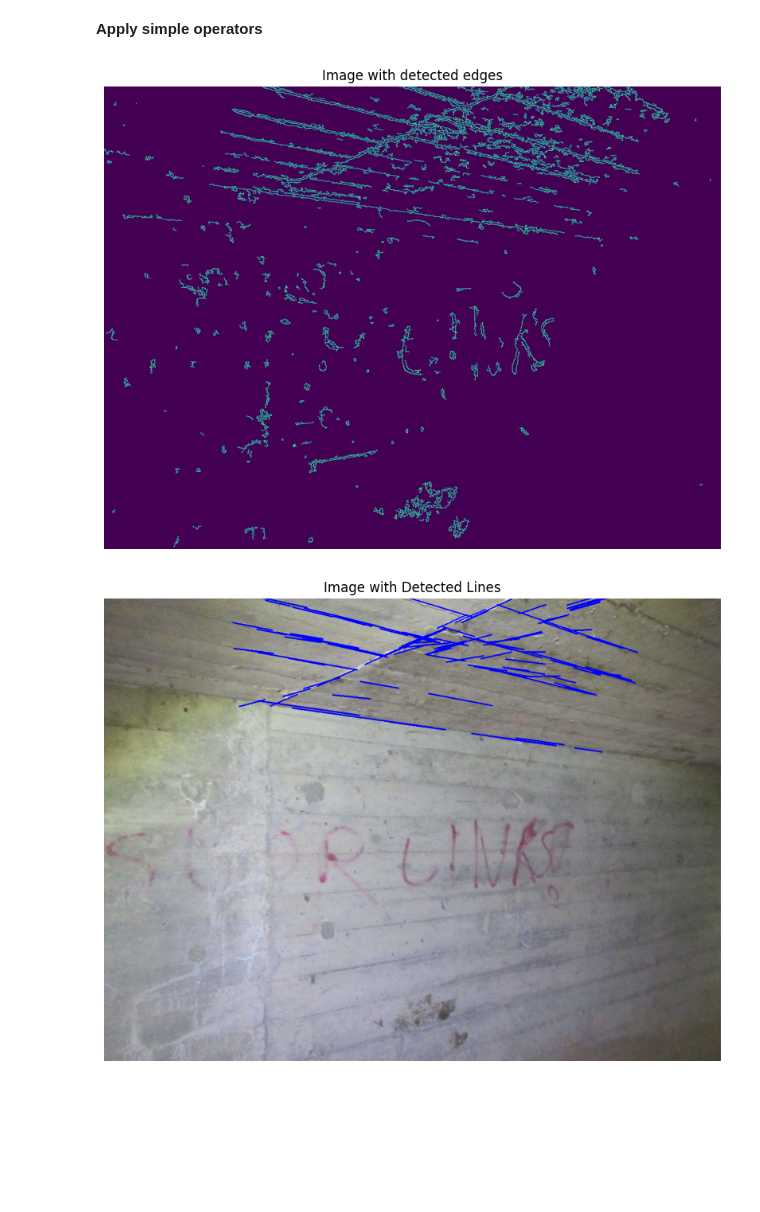
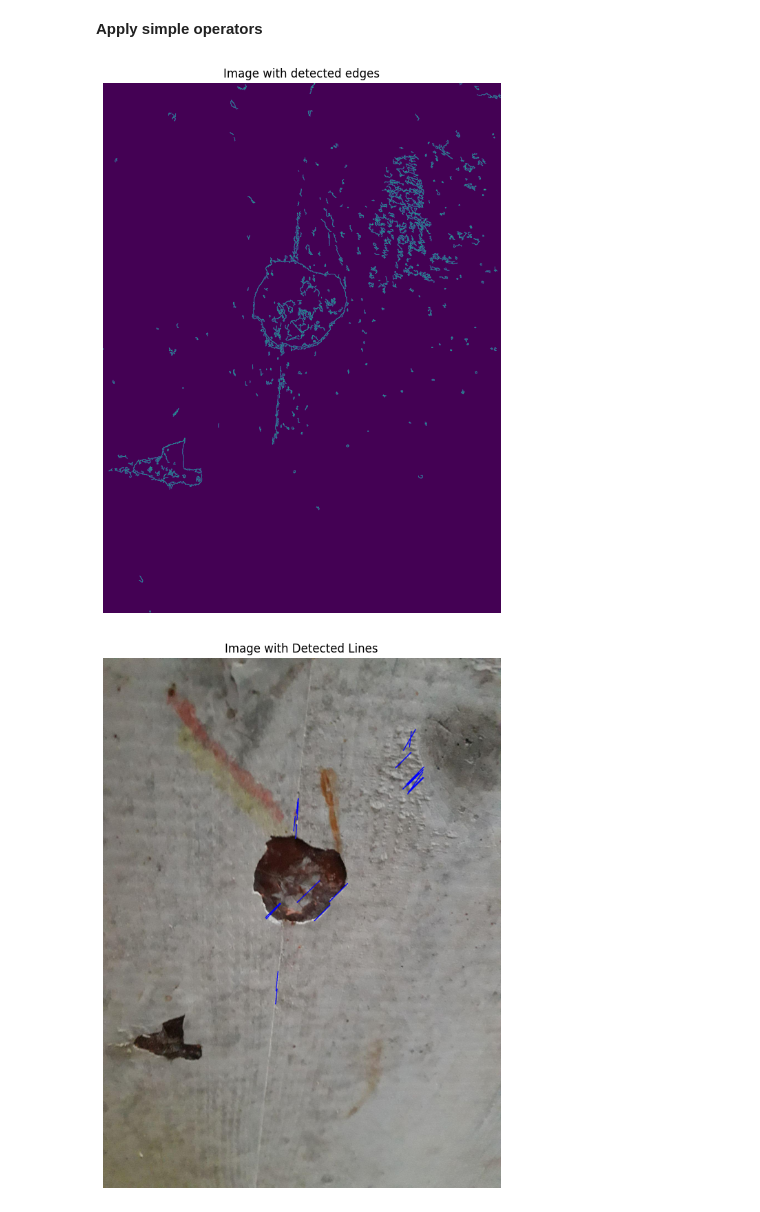
Before and after one commit to Samuelkoenig/PAMI_project_1, a Jupyter notebook: test.ipynb, the cells around one changed output. Drawn from its saved outputs; the diff is of its cells as text; code cells hidden in the pictures; blank space fills up the shorter version.

```diff
--- a/test.ipynb
+++ b/test.ipynb
@@ -61,7 +61,7 @@ def draw_hough_lines_detector(image, lines):
     color_image_rgb = cv2.cvtColor(image, cv2.COLOR_BGR2RGB)
     plt.figure(figsize=(10, 10))
     plt.imshow(color_image_rgb)
-    plt.title('Image with Detected Lines')
+    plt.title('Image with detected Lines')
     plt.axis('off')
     plt.show()
 
@@ -71,7 +71,7 @@ def draw_contour_detector(image, contours):
     image_with_contours_rgb = cv2.cvtColor(image, cv2.COLOR_BGR2RGB)
     plt.figure(figsize=(10, 10))
     plt.imshow(image_with_contours_rgb)
-    plt.title('Image with detected Contours')
+    plt.title('Image with detected contours')
     plt.axis('off')
     plt.show()
 
@@ -79,7 +79,7 @@ def draw_contour_detector(image, contours):
 def draw_color_detector(mask):
     plt.figure(figsize=(10,10))
     plt.imshow(mask, cmap='gray')
-    plt.title("Detected red-brown colors")
+    plt.title("Image with detected colors")
     plt.axis('off')
     plt.show()
 
@@ -98,34 +98,40 @@ def draw_lbp_texture_detector(lbp):
 # %%
 # Read in image:
 path = "data/dacl10k_v2_devphase/images/train/"
-file = "dacl10k_v2_train_0005.jpg"
+file = "dacl10k_v2_train_0045.jpg"
 image_path = path + file
 image = cv2.imread(image_path, cv2.IMREAD_COLOR)
 grey_image = cv2.imread(image_path, cv2.IMREAD_GRAYSCALE)
 
 # Apply canny edge detection:
 edges = canny_edge_detector(image.copy(), 50, 150)
 draw_canny_edge_detector(edges)
 
 # Apply hough lines detection:
 #lines = hough_lines_detector(image.copy(), 50, 150, 100, 50, 10)
 edges = cv2.Canny(image.copy(), 50, 150)
 lines = cv2.HoughLinesP(edges, 1, np.pi/180, 100, minLineLength=50, maxLineGap=10)
 draw_hough_lines_detector(image.copy(), lines)
 
 # Apply contour detection:
 contours = contour_detector(grey_image.copy(), 127, 255)
 draw_contour_detector(image.copy(), contours)
 
-# Apply color detection:
+# Apply red-brown color detection:
 rusty_lower_bounds = [[0, 40, 50], [170, 40, 50]]
 rusty_upper_bounds = [[20, 255, 200], [180, 255, 200]]
+mask = color_detector(image.copy(), rusty_lower_bounds, rusty_upper_bounds)
+draw_color_detector(mask)
+
+# Apply grey and brown color detection:
+rusty_lower_bounds = [[0, 0, 50], [0, 40, 50], [170, 40, 50]]
+rusty_upper_bounds = [[180, 50, 255], [20, 255, 200], [180, 255, 200]]
 mask = color_detector(image.copy(), rusty_lower_bounds, rusty_upper_bounds)
 draw_color_detector(mask)
 
 # Apply texture analysis using LBP:
 lbp_image = lbp_texture_detector(grey_image)
 draw_lbp_texture_detector(lbp_image)
 # %% [output]
-[figure, old version]
+[figure, new version]
-[figure, old version]
+[figure, new version]
```
Also changed, not shown: parts of 1 cell of this notebook, 1 other file.
